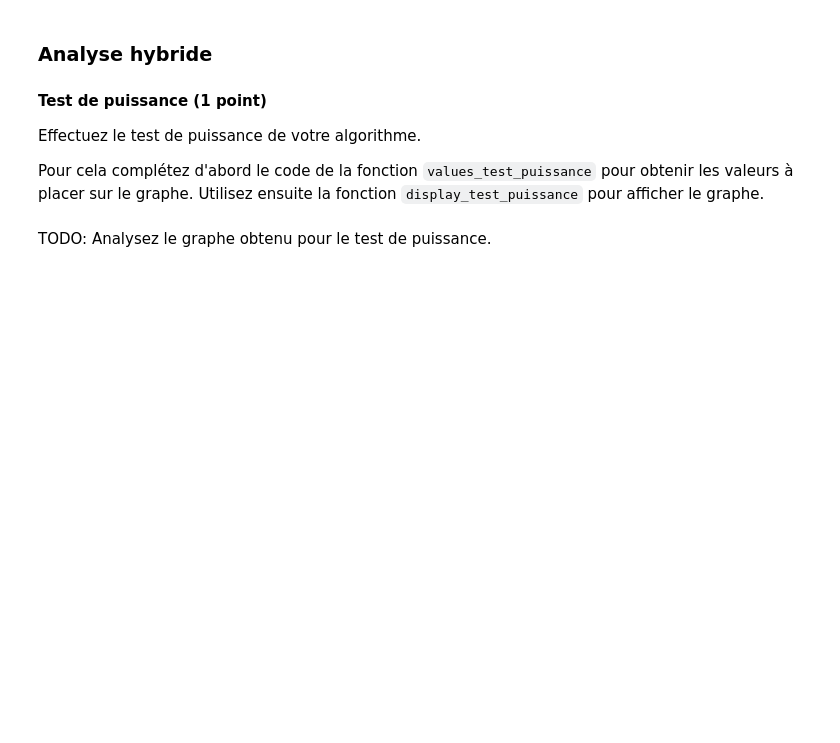
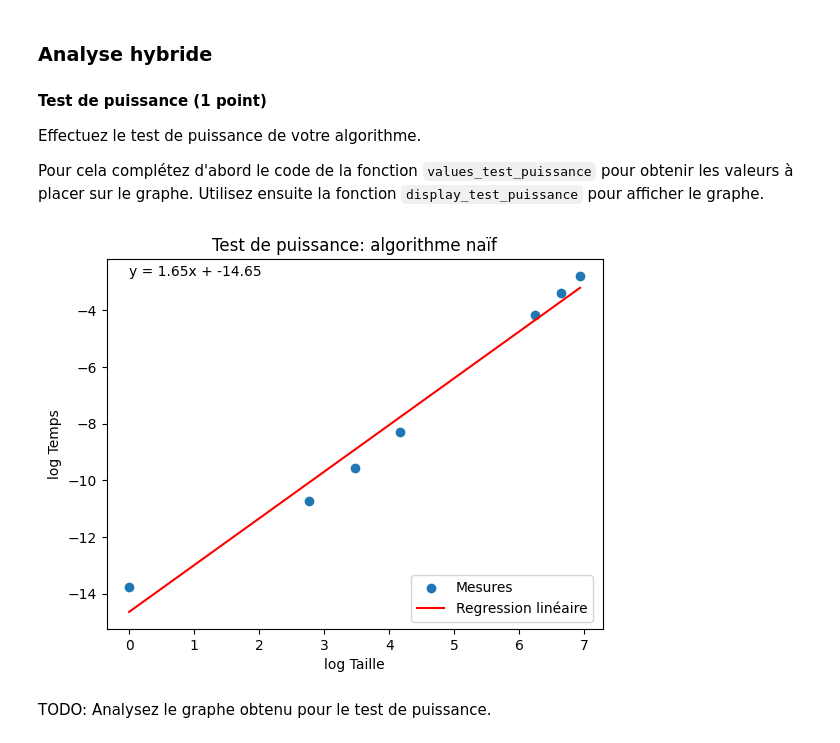
Before and after one commit to Delan18/TPINF8775, a Jupyter notebook: TP1_A25.ipynb, the cells around one changed output. Drawn from its saved outputs; the diff is of its cells as text; code cells hidden in the pictures; blank space fills up the shorter version.

```diff
--- a/TP1_A25.ipynb
+++ b/TP1_A25.ipynb
@@ -130,7 +130,8 @@ def get_dataset(seed, sizes):
         for size in sizes }
 # %%
 # TODO: Utilisez un de vos matricules comme graine et une liste de tailles judicieusement choisies
-dataset = get_dataset(2218061, [0,1,10,13,15])
+#dataset = get_dataset(2218061, [0,1,10,13,15])
+dataset = get_dataset(2218061, [0,1,16,32,64,512,768,1024])
 # %% [markdown]
 # Implantations et expérimentations
 # %% [markdown]
@@ -357,14 +361,17 @@ Pour cela complétez d'abord le code de la fonction `values_test_puissance` pour
 # %%
 import math
 
 def values_test_puissance(measures):
     return {
         # TODO: calculez les valeurs pour le test de puissance
-        0 : 0
-        for size, measure in measures.items()
+        #0 : 0
+        math.log(size): math.log(measure)
+        for size, measure in measures.items() if size>0
     }
 
 display_test_puissance(values_test_puissance(measures_bruteforce), "Test de puissance: algorithme naïf")
+# %% [output]
+[figure, added]
 # %% [markdown]
 TODO: Analysez le graphe obtenu pour le test de puissance.
 # %% [markdown]
```
Also changed, not shown: parts of 20 cells of this notebook.
